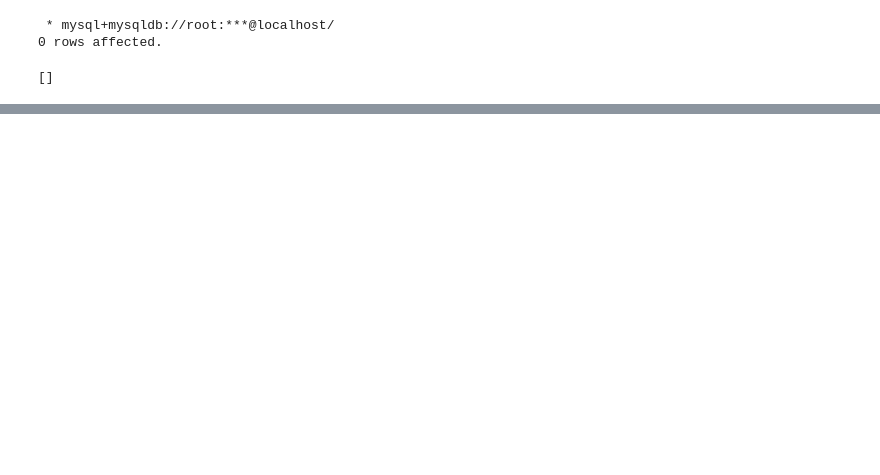
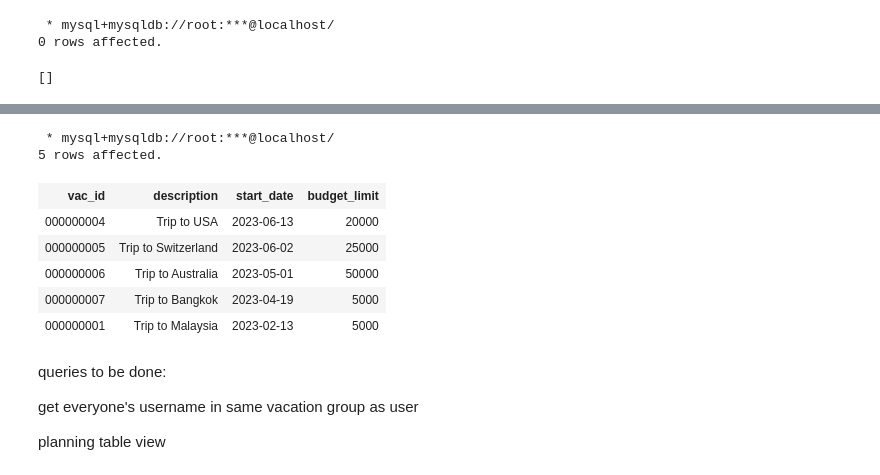
Before and after one commit to tyxin/ReadyHols, a Jupyter notebook: data_scripting.ipynb, the cells around one changed output, grey strips where cells are left out. Cells and saved outputs as stored; diff of their text form; code cells hidden in the pictures; blank space fills up the shorter version.

```diff
--- a/data_scripting.ipynb
+++ b/data_scripting.ipynb
@@ -643,0 +535,18 @@ select * from user
+# %%
+%%sql
+SELECT * from vacation_summary where vac_id
+# %% [output]
+ * mysql+mysqldb://root:***@localhost/
+5 rows affected.
+| vac_id | description | start_date | budget_limit |
+| 000000004 | Trip to USA | 2023-06-13 | 20000 |
+| 000000005 | Trip to Switzerland | 2023-06-02 | 25000 |
+| 000000006 | Trip to Australia | 2023-05-01 | 50000 |
+| 000000007 | Trip to Bangkok | 2023-04-19 | 5000 |
+| 000000001 | Trip to Malaysia | 2023-02-13 | 5000 |
+# %% [markdown]
+queries to be done:
+
+get everyone's username in same vacation group as user
+
+planning table view
```
Also changed, not shown: parts of 18 cells of this notebook, 6 other files.
